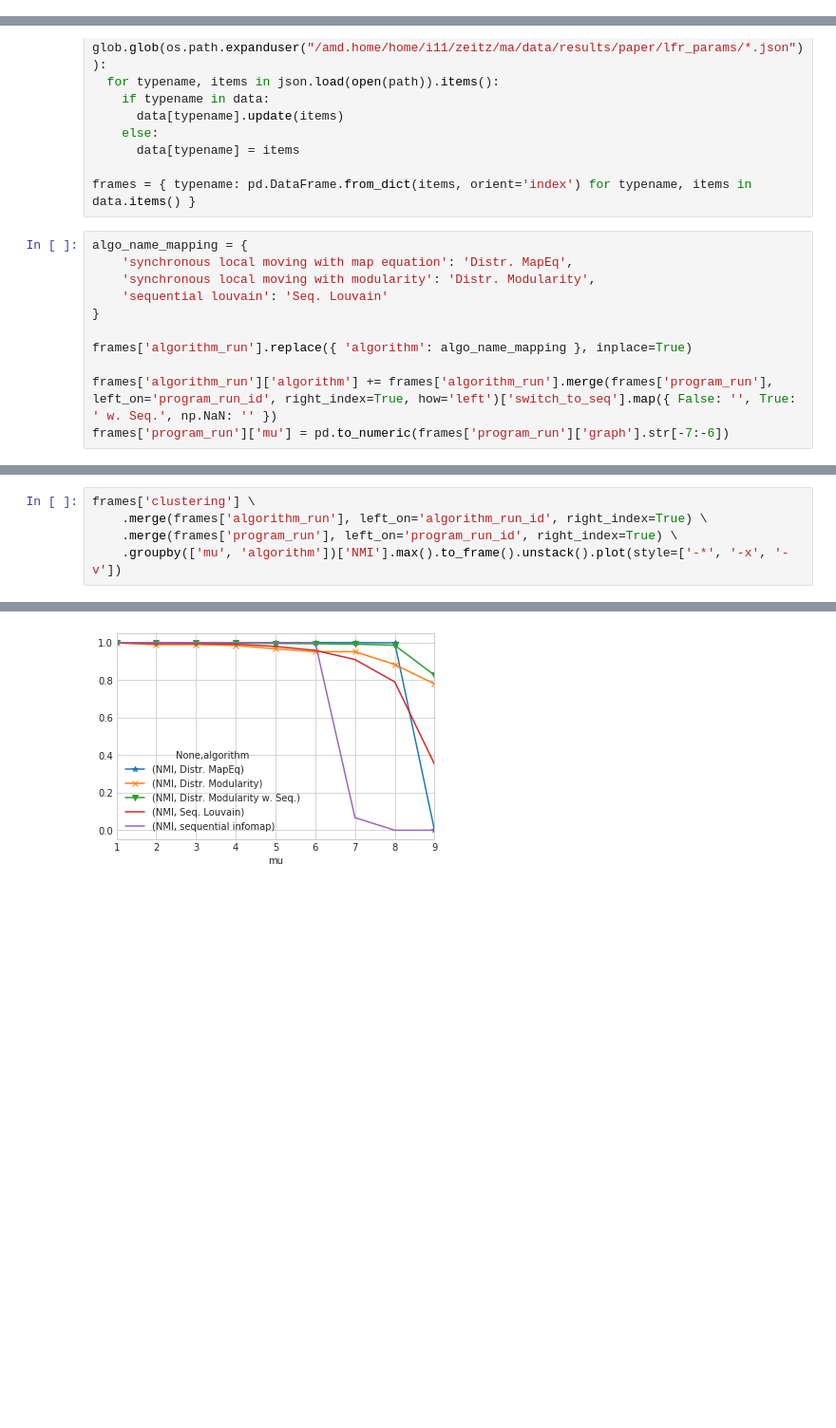
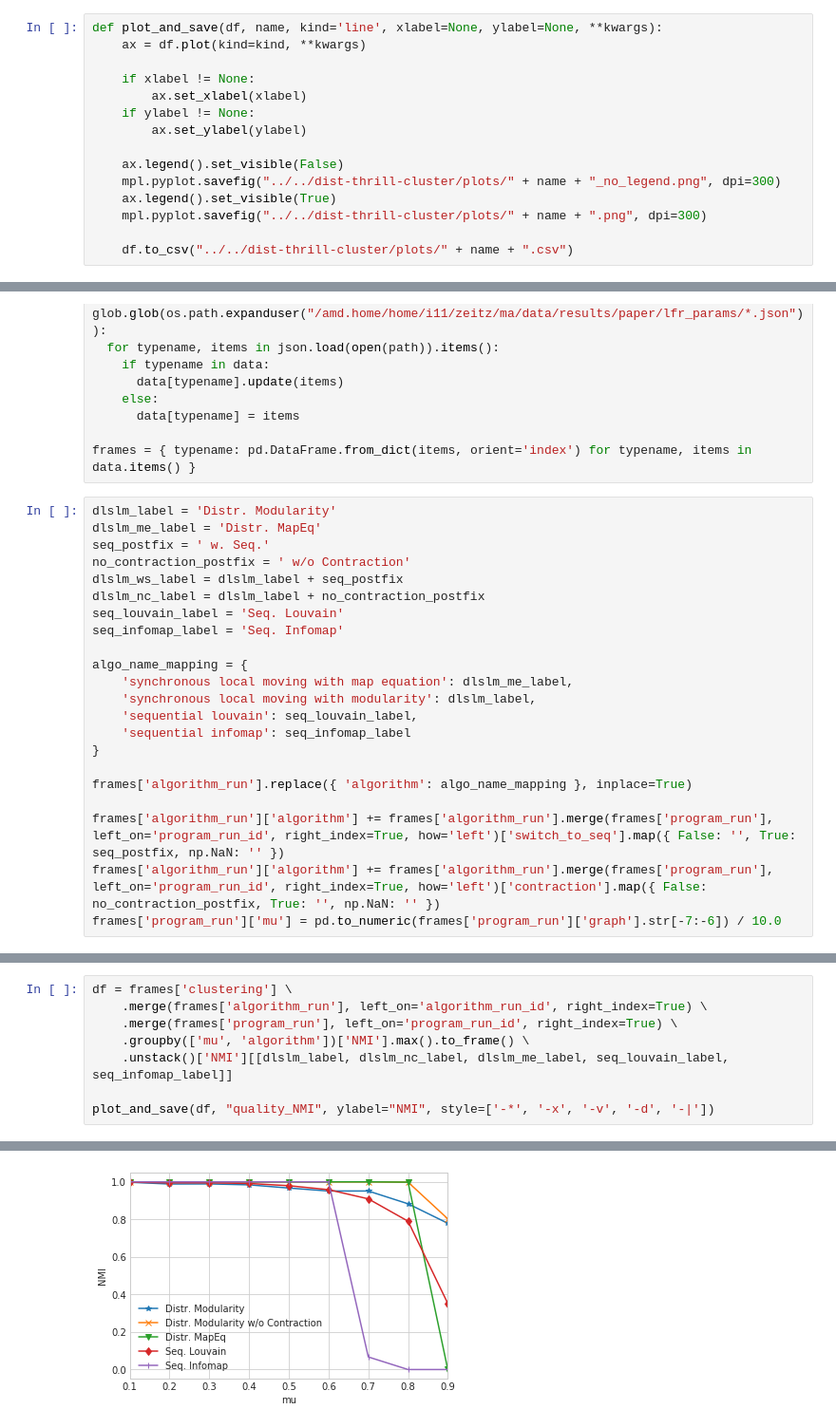
Before and after one commit to kit-algo/distributed_clustering_thrill, a Jupyter notebook: analysis/Paper - Quality.ipynb, the cells around one changed output, grey strips where cells are left out. Shown at 95% size. Saved outputs shown, nothing was run; the diff lists cells and outputs as text; blank space fills up the shorter version.

Commit message:
various updates on plots

```diff
--- a/analysis/Paper - Quality.ipynb
+++ b/analysis/Paper - Quality.ipynb
@@ -13,4 +12,19 @@ from subprocess import call
 from networkit import *
+# %%
+def plot_and_save(df, name, kind='line', xlabel=None, ylabel=None, **kwargs):
+    ax = df.plot(kind=kind, **kwargs)
+
+    if xlabel != None:
+        ax.set_xlabel(xlabel)
+    if ylabel != None:
+        ax.set_ylabel(ylabel)
+
+    ax.legend().set_visible(False)
+    mpl.pyplot.savefig("../../dist-thrill-cluster/plots/" + name + "_no_legend.png", dpi=300)
+    ax.legend().set_visible(True)
+    mpl.pyplot.savefig("../../dist-thrill-cluster/plots/" + name + ".png", dpi=300)
+
+    df.to_csv("../../dist-thrill-cluster/plots/" + name + ".csv")
 # %%
 data = {}
 
@@ -23,16 +37,27 @@ for path in glob.glob(os.path.expanduser("/amd.home/home/i11/zeitz/ma/data/resul
 
 frames = { typename: pd.DataFrame.from_dict(items, orient='index') for typename, items in data.items() }
 # %%
+dlslm_label = 'Distr. Modularity'
+dlslm_me_label = 'Distr. MapEq'
+seq_postfix = ' w. Seq.'
+no_contraction_postfix = ' w/o Contraction'
+dlslm_ws_label = dlslm_label + seq_postfix
+dlslm_nc_label = dlslm_label + no_contraction_postfix
+seq_louvain_label = 'Seq. Louvain'
+seq_infomap_label = 'Seq. Infomap'
+
 algo_name_mapping = {
-    'synchronous local moving with map equation': 'Distr. MapEq',
-    'synchronous local moving with modularity': 'Distr. Modularity',
-    'sequential louvain': 'Seq. Louvain'
+    'synchronous local moving with map equation': dlslm_me_label,
+    'synchronous local moving with modularity': dlslm_label,
+    'sequential louvain': seq_louvain_label,
+    'sequential infomap': seq_infomap_label
 }
 
 frames['algorithm_run'].replace({ 'algorithm': algo_name_mapping }, inplace=True)
 
-frames['algorithm_run']['algorithm'] += frames['algorithm_run'].merge(frames['program_run'], left_on='program_run_id', right_index=True, how='left')['switch_to_seq'].map({ False: '', True: ' w. Seq.', np.NaN: '' })
-frames['program_run']['mu'] = pd.to_numeric(frames['program_run']['graph'].str[-7:-6])
+frames['algorithm_run']['algorithm'] += frames['algorithm_run'].merge(frames['program_run'], left_on='program_run_id', right_index=True, how='left')['switch_to_seq'].map({ False: '', True: seq_postfix, np.NaN: '' })
+frames['algorithm_run']['algorithm'] += frames['algorithm_run'].merge(frames['program_run'], left_on='program_run_id', right_index=True, how='left')['contraction'].map({ False: no_contraction_postfix, True: '', np.NaN: '' })
+frames['program_run']['mu'] = pd.to_numeric(frames['program_run']['graph'].str[-7:-6]) / 10.0
 # %%
 def siml(x):
     ground_truth = community.readCommunities("/amd.home/home/i11/zeitz/ma/" + x['graph'][:-5] + 'part')
@@ -73,8 +98,11 @@ read communities from: /amd.home/home/i11/zeitz/ma/data/graphs/lfr_params_paper/
 read communities from: /amd.home/home/i11/zeitz/ma/data/results/paper/lfr_params/seq_louvain/graph_g2_b1_m0.7.run1.part
 read communities from: /amd.home/home/i11/zeitz/ma/data/graphs/lfr_params_paper/graph_g2_b1_m0.4.part
 # %%
-frames['clustering'] \
+df = frames['clustering'] \
     .merge(frames['algorithm_run'], left_on='algorithm_run_id', right_index=True) \
     .merge(frames['program_run'], left_on='program_run_id', right_index=True) \
-    .groupby(['mu', 'algorithm'])['NMI'].max().to_frame().unstack().plot(style=['-*', '-x', '-v'])
+    .groupby(['mu', 'algorithm'])['NMI'].max().to_frame() \
+    .unstack()['NMI'][[dlslm_label, dlslm_nc_label, dlslm_me_label, seq_louvain_label, seq_infomap_label]]
+
+plot_and_save(df, "quality_NMI", ylabel="NMI", style=['-*', '-x', '-v', '-d', '-|'])
 # %% [output]
@@ -82,2 +109,2 @@ frames['clustering'] \
-[figure, old version]
+[figure, new version]
 # %%
```
Also changed, not shown: parts of 6 cells of this notebook, 4 other files.
